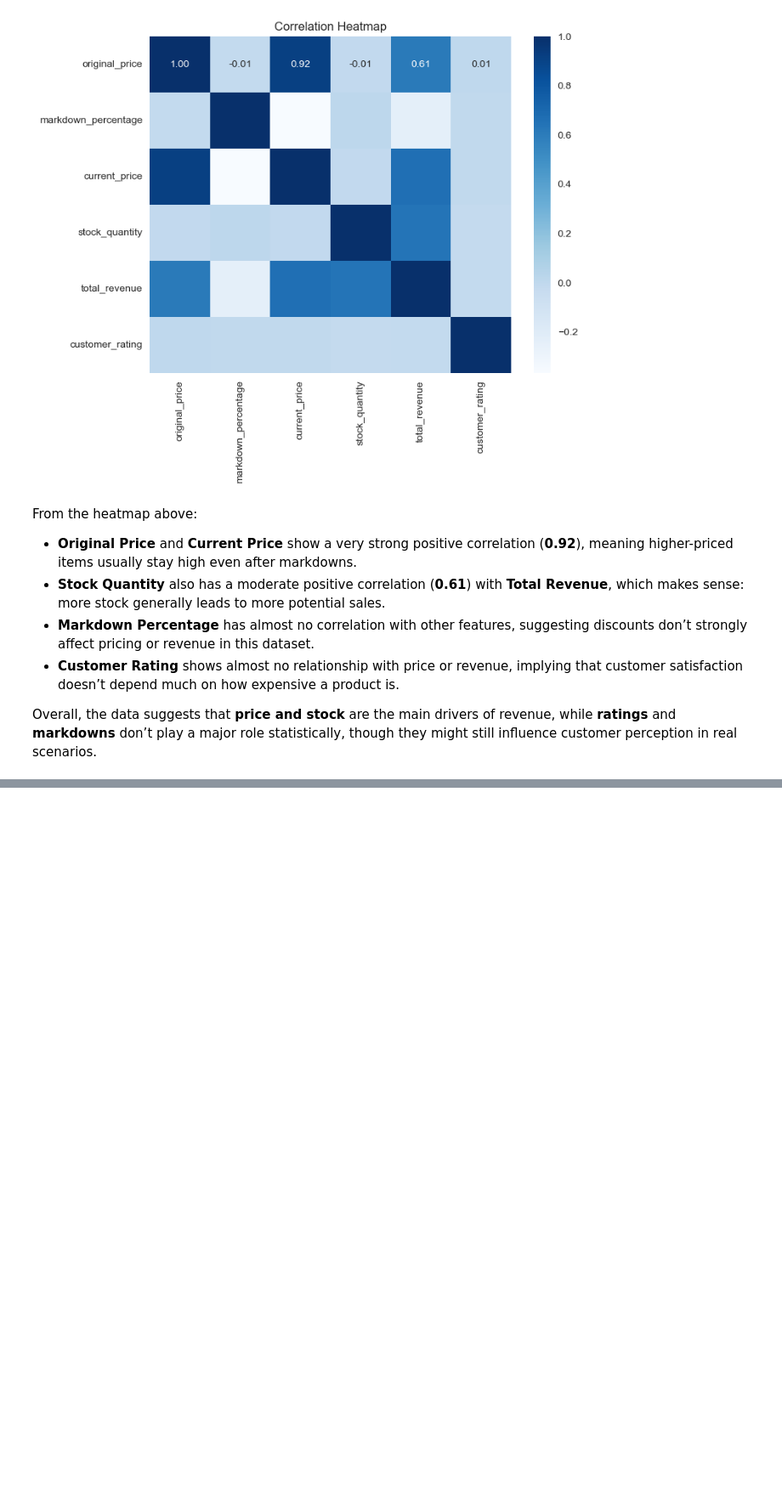
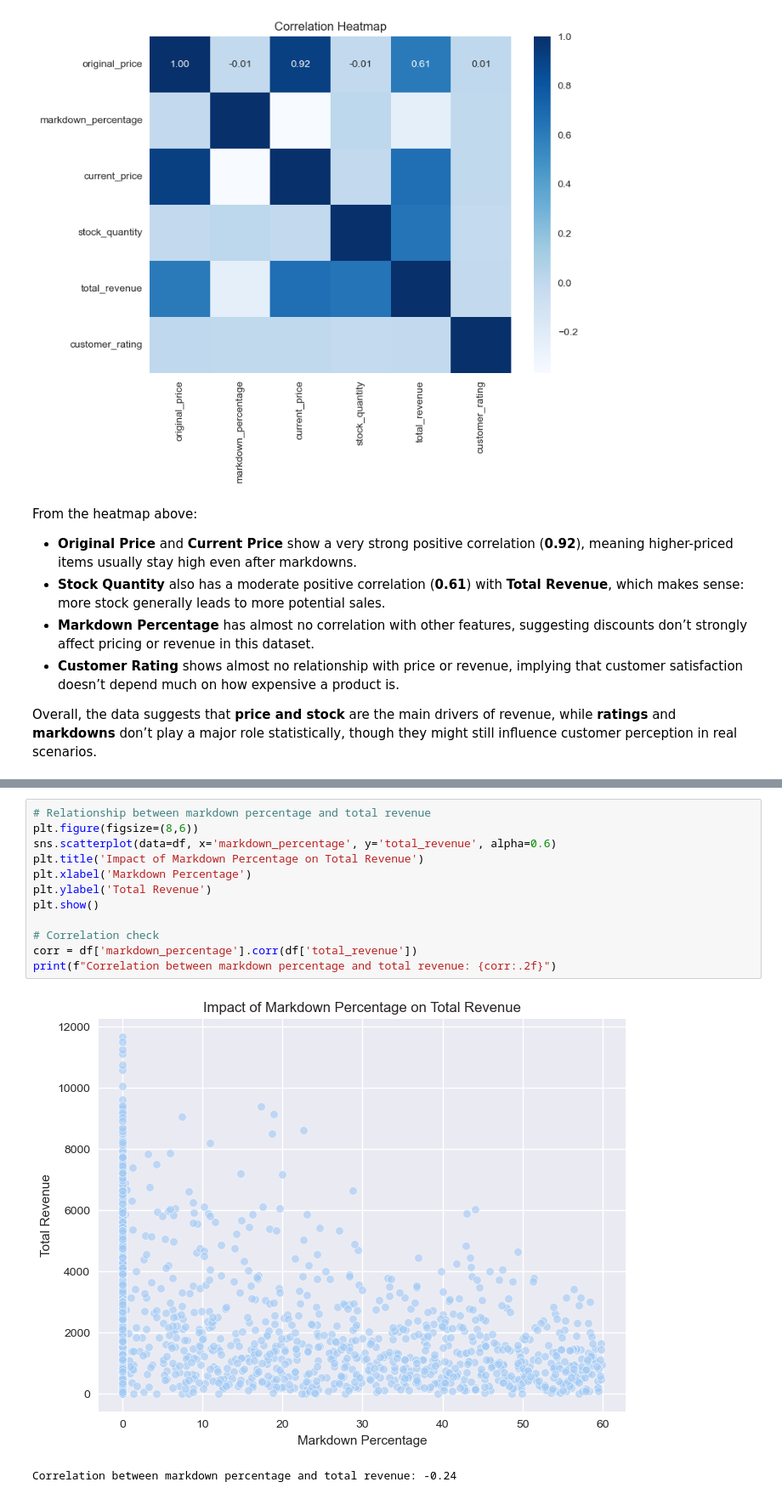
Before and after one commit to Babraakinyi/Apparel-Sales-Forecasting, a Jupyter notebook: notebook/Apparel Sales Forecasting.ipynb, the cells around one changed output, grey strips where cells are left out. Shown at 85% size. Drawn from its saved outputs; the diff is of its cells as text; blank space fills up the shorter version.

```diff
--- a/notebook/Apparel Sales Forecasting.ipynb
+++ b/notebook/Apparel Sales Forecasting.ipynb
@@ -409,0 +527,15 @@ Overall, the data suggests that **price and stock** are the main drivers of reve
+# %%
+# Relationship between markdown percentage and total revenue
+plt.figure(figsize=(8,6))
+sns.scatterplot(data=df, x='markdown_percentage', y='total_revenue', alpha=0.6)
+plt.title('Impact of Markdown Percentage on Total Revenue')
+plt.xlabel('Markdown Percentage')
+plt.ylabel('Total Revenue')
+plt.show()
+
+# Correlation check
+corr = df['markdown_percentage'].corr(df['total_revenue'])
+print(f"Correlation between markdown percentage and total revenue: {corr:.2f}")
+# %% [output]
+[figure, added]
+Correlation between markdown percentage and total revenue: -0.24
```
Also changed, not shown: parts of 17 cells of this notebook, 1 other file.
